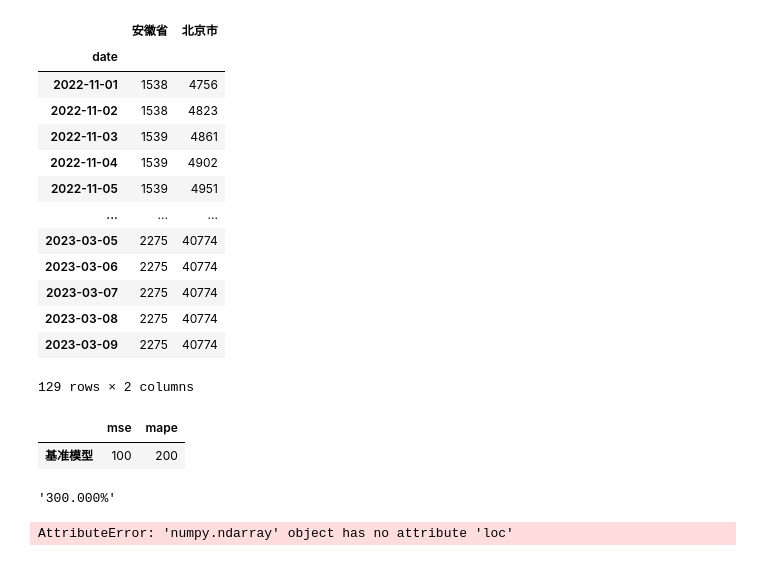
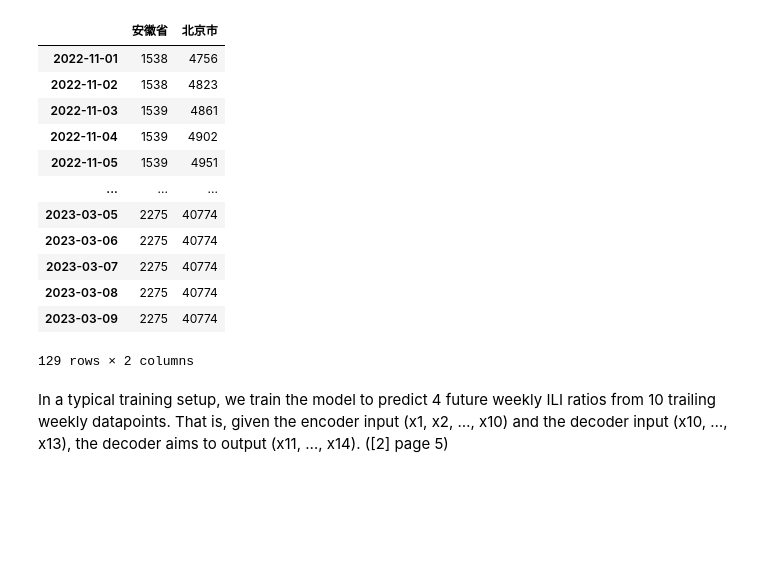
Before and after one commit to Singal0927/CS-undergraduate-theisi, a Jupyter notebook: predict.ipynb, the cells around one changed output. Drawn from its saved outputs; the diff is of its cells as text; code cells hidden in the pictures; blank space fills up the shorter version.

```diff
--- a/predict.ipynb
+++ b/predict.ipynb
@@ -17,26 +24,22 @@ import torch.nn.functional as F
 from pylab import mpl,plt
 plt.style.use('seaborn')
 # %%
-raw=pd.read_csv('demo.csv')
-
+raw=pd.read_csv('demo.csv',index_col=0)
+raw.index=pd.DatetimeIndex(raw.index)
 name_map_cn={'Heilongjiang': '黑龙江省', 'Jilin': '吉林省', 'Liaoning': '辽宁省', 'Beijing': '北京市',
             'Tianjin': '天津市', 'Hebei': '河北省', 'Shanxi': '山西省', 'Inner Mongolia': '内蒙古自治区',
             'Shanghai': '上海市', 'Jiangsu': '江苏省', 'Shandong': '山东省', 'Zhejiang': '浙江省',
             'Anhui': '安徽省', 'Jiangxi': '江西省', 'Fujian': '福建省', 'Guangdong': '广东省',
             'Macau': '澳门特别行政区', 'Taiwan': '台湾省', 'Hong Kong': '香港特别行政区', 'Tibet': '西藏自治区',
             'Guangxi': '广西省', 'Hainan': '海南省', 'Henan': '河南省', 'Hubei': '湖北省', 'Hunan': '湖南省',
             'Shaanxi': '陕西省', 'Xinjiang': '新疆自治区', 'Ningxia': '宁夏自治区', 'Gansu': '甘肃省',
             'Qinghai': '青海省', 'Chongqing': '重庆市', 'Sichuan': '四川省', 'Guizhou': '贵州省', 'Yunnan': '云南省',}
 
-raw.rename(columns={'Unnamed: 0':'date'},inplace=True)
 raw.rename(columns=name_map_cn,inplace=True)
-raw.index=pd.DatetimeIndex(raw['date'])
-raw.drop(columns=['date','Unknown'],inplace=True)
 data=raw.loc['2022-11':,['安徽省','北京市']]
 data
 # %% [output]
 |  | 安徽省 | 北京市 |
-| date |  |  |
 | 2022-11-01 | 1538 | 4756 |
 | 2022-11-02 | 1538 | 4823 |
 | 2022-11-03 | 1539 | 4861 |
@@ -56,10 +54,0 @@ pred_data=pd.DataFrame(pred_data,index=data.index,columns=data.columns)
-# %%
-d={'mse':100,'mape':200}
-pd.DataFrame(d,index=['基准模型'])
-# %% [output]
-|  | mse | mape |
-| 基准模型 | 100 | 200 |
-# %%
-f'{3:.3%}'
-# %% [output]
-'300.000%'
@@ -66,2 +138,4 @@ f'{3:.3%}'
+# %% [markdown]
+In a typical training setup, we train the model to predict 4 future weekly ILI ratios from 10 trailing weekly datapoints. That is, given the encoder input (x1, x2, …, x10) and the decoder input (x10, …, x13), the decoder aims to output (x11, …, x14). ([2] page 5)
 # %%
 class ML_predict:
@@ -122,6 +270,0 @@ class DL_predict(ML_predict):
-# %%
-model=LinearRegression()
-lr=ML_predict(data.loc[:'2023-1-15','北京市'],model,5,1,0.3)
-lr()
-# %% [output]
-AttributeError: 'numpy.ndarray' object has no attribute 'loc'
```
Also changed, not shown: parts of 9 cells of this notebook, 11 other files.
